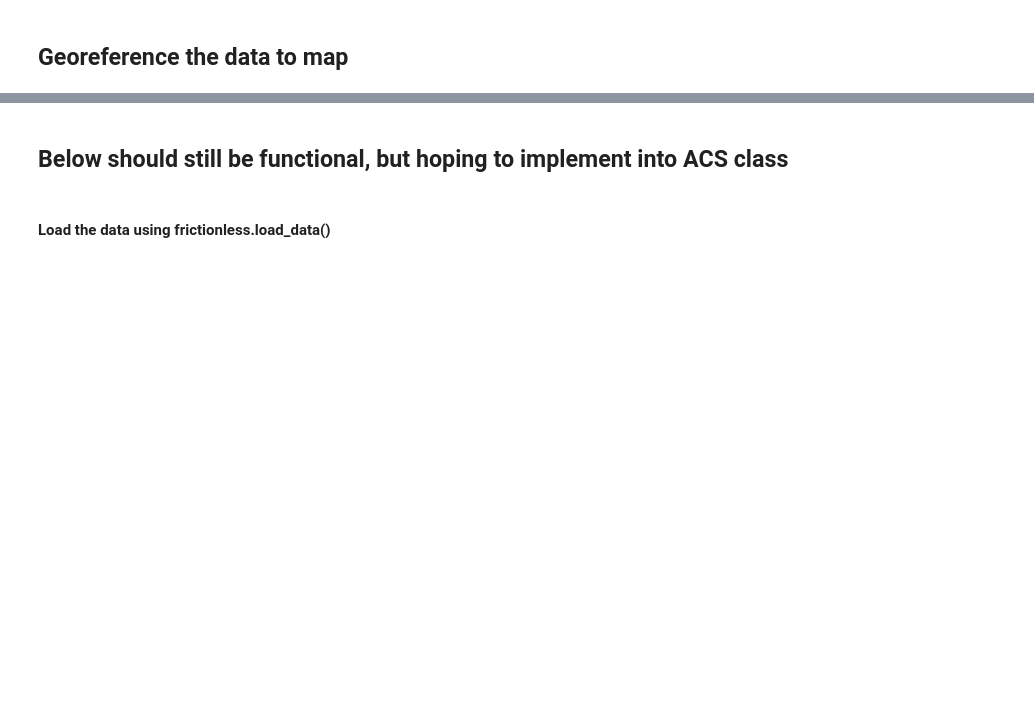
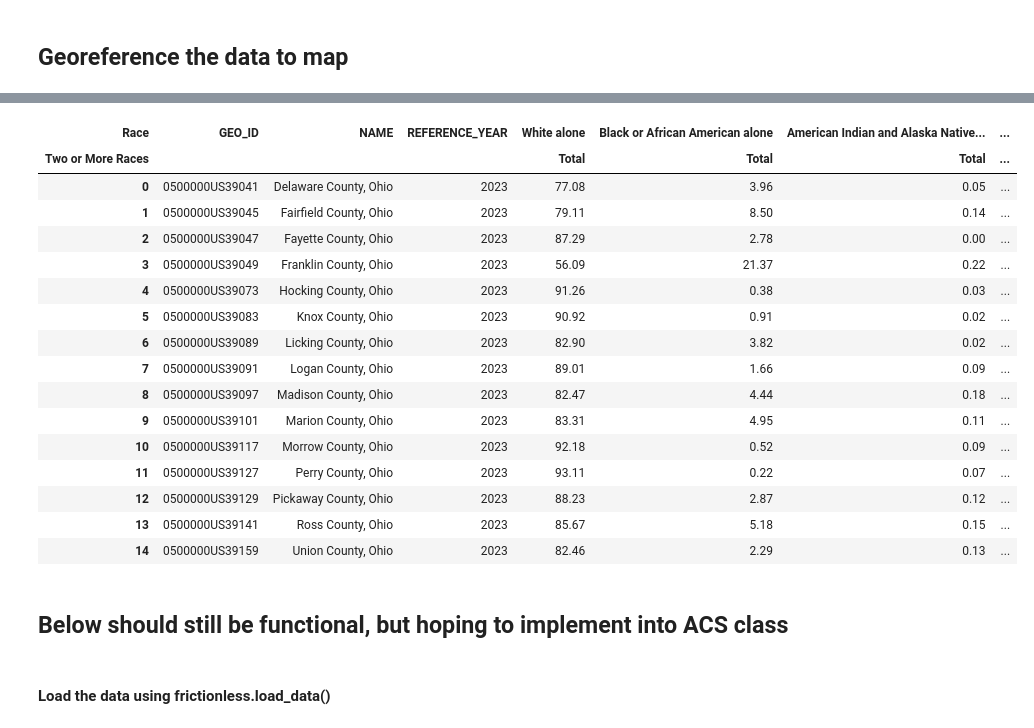
Before and after one commit to morpc/morpc-py, a Jupyter notebook: docs/07-morpc-census-demo.ipynb, the cells around one changed output, grey strips where cells are left out. Saved outputs shown, nothing was run; the diff lists cells and outputs as text; code cells hidden in the pictures; blank space fills up the shorter version.

```diff
--- a/docs/07-morpc-census-demo.ipynb
+++ b/docs/07-morpc-census-demo.ipynb
@@ -139,3 +157,26 @@ ImportError: The 'folium', 'matplotlib' and 'mapclassify' packages are required
+# %%
+acs.DIM_TABLE.PERCENT['geometry'] = [acs.GEOS.loc[x, 'geometry'] for x in acs.DIM_TABLE.PERCENT.reset_index()['GEO_ID']]
+# %%
+import geopandas as gpd
+gpd.GeoDataFrame(acs.DIM_TABLE.PERCENT.reset_index(), geometry=('geometry',''))
+# %% [output]
+| Race | GEO_ID | NAME | REFERENCE_YEAR | White alone | Black or African American alone | American Indian and Alaska Native... | ... |
+| Two or More Races |  |  |  | Total | Total | Total | ... |
+| 0 | 0500000US39041 | Delaware County, Ohio | 2023 | 77.08 | 3.96 | 0.05 | ... |
+| 1 | 0500000US39045 | Fairfield County, Ohio | 2023 | 79.11 | 8.50 | 0.14 | ... |
+| 2 | 0500000US39047 | Fayette County, Ohio | 2023 | 87.29 | 2.78 | 0.00 | ... |
+| 3 | 0500000US39049 | Franklin County, Ohio | 2023 | 56.09 | 21.37 | 0.22 | ... |
+| 4 | 0500000US39073 | Hocking County, Ohio | 2023 | 91.26 | 0.38 | 0.03 | ... |
+| 5 | 0500000US39083 | Knox County, Ohio | 2023 | 90.92 | 0.91 | 0.02 | ... |
+| 6 | 0500000US39089 | Licking County, Ohio | 2023 | 82.90 | 3.82 | 0.02 | ... |
+| 7 | 0500000US39091 | Logan County, Ohio | 2023 | 89.01 | 1.66 | 0.09 | ... |
+| 8 | 0500000US39097 | Madison County, Ohio | 2023 | 82.47 | 4.44 | 0.18 | ... |
+| 9 | 0500000US39101 | Marion County, Ohio | 2023 | 83.31 | 4.95 | 0.11 | ... |
+| 10 | 0500000US39117 | Morrow County, Ohio | 2023 | 92.18 | 0.52 | 0.09 | ... |
+| 11 | 0500000US39127 | Perry County, Ohio | 2023 | 93.11 | 0.22 | 0.07 | ... |
+| 12 | 0500000US39129 | Pickaway County, Ohio | 2023 | 88.23 | 2.87 | 0.12 | ... |
+| 13 | 0500000US39141 | Ross County, Ohio | 2023 | 85.67 | 5.18 | 0.15 | ... |
+| 14 | 0500000US39159 | Union County, Ohio | 2023 | 82.46 | 2.29 | 0.13 | ... |
 # %% [markdown]
 ## Below should still be functional, but hoping to implement into ACS class
 # %% [markdown]
```
Also changed, not shown: parts of 8 cells of this notebook, 1 other file.
